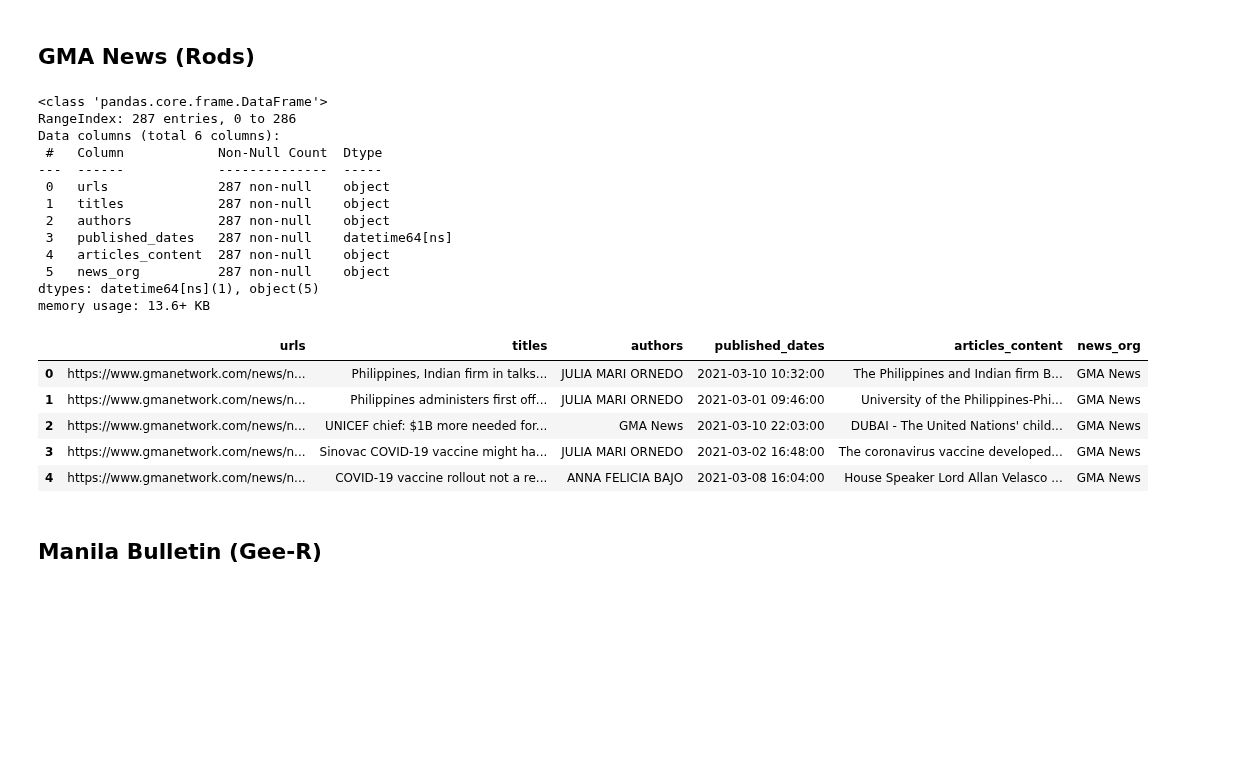
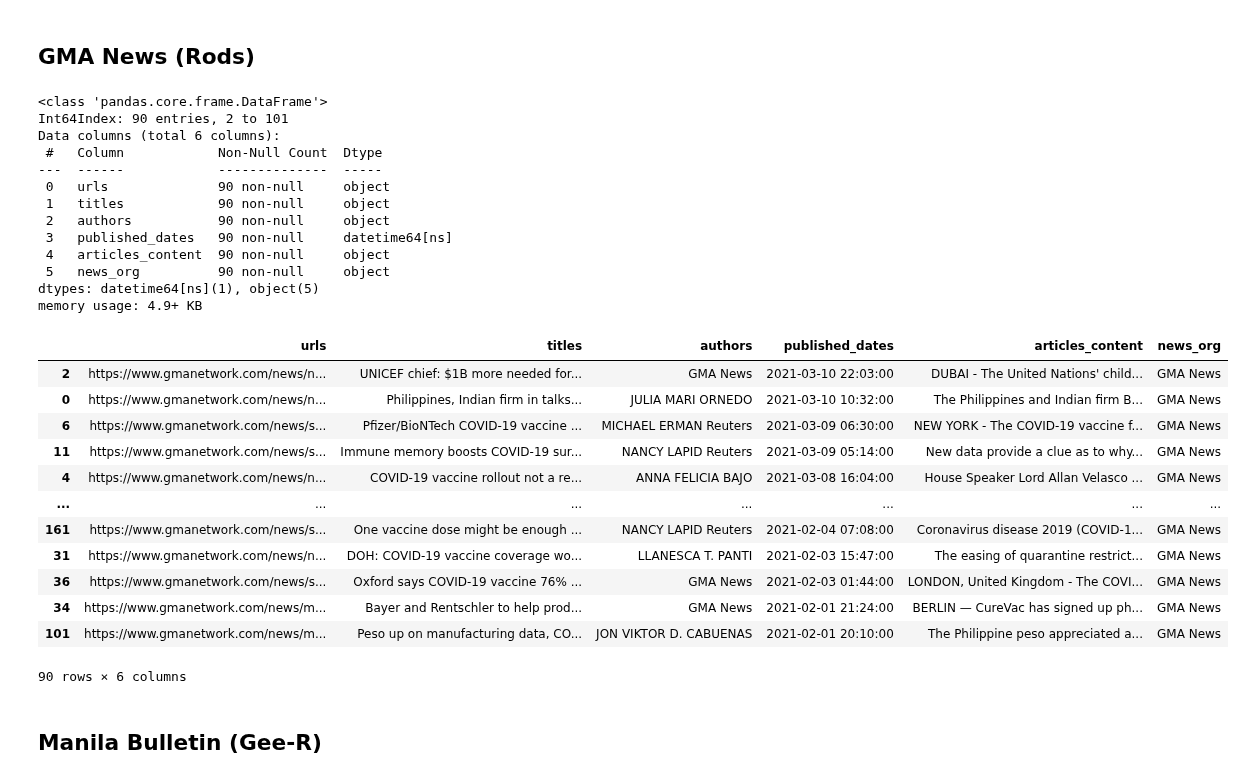
Before and after one commit to babybunso/team-sasa, a Jupyter notebook: sprint4project/1_combine_and_clean.ipynb, the cells around one changed output. Cells and saved outputs as stored; diff of their text form; code cells hidden in the pictures; blank space fills up the shorter version.

```diff
--- a/sprint4project/1_combine_and_clean.ipynb
+++ b/sprint4project/1_combine_and_clean.ipynb
@@ -33,28 +33,36 @@ memory usage: 4.0+ KB
 # %%
 df_gma = pd.read_csv('datasets/gmanews.csv')
 df_gma['published_dates'] = pd.to_datetime(df_gma['published_dates'])
+df_gma = df_gma.sort_values('published_dates', ascending = False).head(90)
 df_gma.info()
-df_gma.head()
+df_gma
 # %% [output]
 <class 'pandas.core.frame.DataFrame'>
-RangeIndex: 287 entries, 0 to 286
+Int64Index: 90 entries, 2 to 101
 Data columns (total 6 columns):
  #   Column            Non-Null Count  Dtype
 ---  ------            --------------  -----
- 0   urls              287 non-null    object
- 1   titles            287 non-null    object
- 2   authors           287 non-null    object
- 3   published_dates   287 non-null    datetime64[ns]
- 4   articles_content  287 non-null    object
- 5   news_org          287 non-null    object
+ 0   urls              90 non-null     object
+ 1   titles            90 non-null     object
+ 2   authors           90 non-null     object
+ 3   published_dates   90 non-null     datetime64[ns]
+ 4   articles_content  90 non-null     object
+ 5   news_org          90 non-null     object
 dtypes: datetime64[ns](1), object(5)
-memory usage: 13.6+ KB
+memory usage: 4.9+ KB
 |  | urls | titles | authors | published_dates | articles_content | news_org |
+| 2 | https://www.gmanetwork.com/news/n... | UNICEF chief: $1B more needed for... | GMA News | 2021-03-10 22:03:00 | DUBAI - The United Nations' child... | GMA News |
 | 0 | https://www.gmanetwork.com/news/n... | Philippines, Indian firm in talks... | JULIA MARI ORNEDO | 2021-03-10 10:32:00 | The Philippines and Indian firm B... | GMA News |
-| 1 | https://www.gmanetwork.com/news/n... | Philippines administers first off... | JULIA MARI ORNEDO | 2021-03-01 09:46:00 | University of the Philippines-Phi... | GMA News |
-| 2 | https://www.gmanetwork.com/news/n... | UNICEF chief: $1B more needed for... | GMA News | 2021-03-10 22:03:00 | DUBAI - The United Nations' child... | GMA News |
-| 3 | https://www.gmanetwork.com/news/n... | Sinovac COVID-19 vaccine might ha... | JULIA MARI ORNEDO | 2021-03-02 16:48:00 | The coronavirus vaccine developed... | GMA News |
+| 6 | https://www.gmanetwork.com/news/s... | Pfizer/BioNTech COVID-19 vaccine ... | MICHAEL ERMAN Reuters | 2021-03-09 06:30:00 | NEW YORK - The COVID-19 vaccine f... | GMA News |
+| 11 | https://www.gmanetwork.com/news/s... | Immune memory boosts COVID-19 sur... | NANCY LAPID Reuters | 2021-03-09 05:14:00 | New data provide a clue as to why... | GMA News |
 | 4 | https://www.gmanetwork.com/news/n... | COVID-19 vaccine rollout not a re... | ANNA FELICIA BAJO | 2021-03-08 16:04:00 | House Speaker Lord Allan Velasco ... | GMA News |
+| ... | ... | ... | ... | ... | ... | ... |
+| 161 | https://www.gmanetwork.com/news/s... | One vaccine dose might be enough ... | NANCY LAPID Reuters | 2021-02-04 07:08:00 | Coronavirus disease 2019 (COVID-1... | GMA News |
+| 31 | https://www.gmanetwork.com/news/n... | DOH: COVID-19 vaccine coverage wo... | LLANESCA T. PANTI | 2021-02-03 15:47:00 | The easing of quarantine restrict... | GMA News |
+| 36 | https://www.gmanetwork.com/news/s... | Oxford says COVID-19 vaccine 76% ... | GMA News | 2021-02-03 01:44:00 | LONDON, United Kingdom - The COVI... | GMA News |
+| 34 | https://www.gmanetwork.com/news/m... | Bayer and Rentschler to help prod... | GMA News | 2021-02-01 21:24:00 | BERLIN — CureVac has signed up ph... | GMA News |
+| 101 | https://www.gmanetwork.com/news/m... | Peso up on manufacturing data, CO... | JON VIKTOR D. CABUENAS | 2021-02-01 20:10:00 | The Philippine peso appreciated a... | GMA News |
+90 rows × 6 columns
 # %% [markdown]
 ## Manila Bulletin (Gee-R)
 # %%
```
Also changed, not shown: parts of 12 cells of this notebook, 4 other files.
